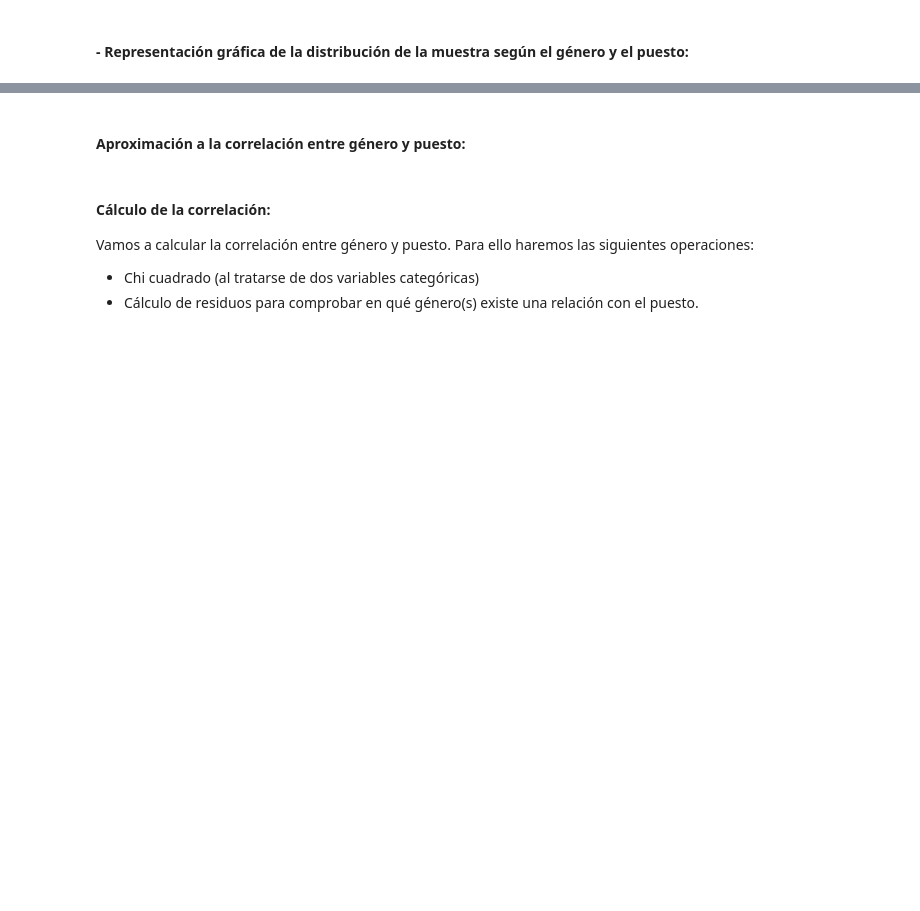
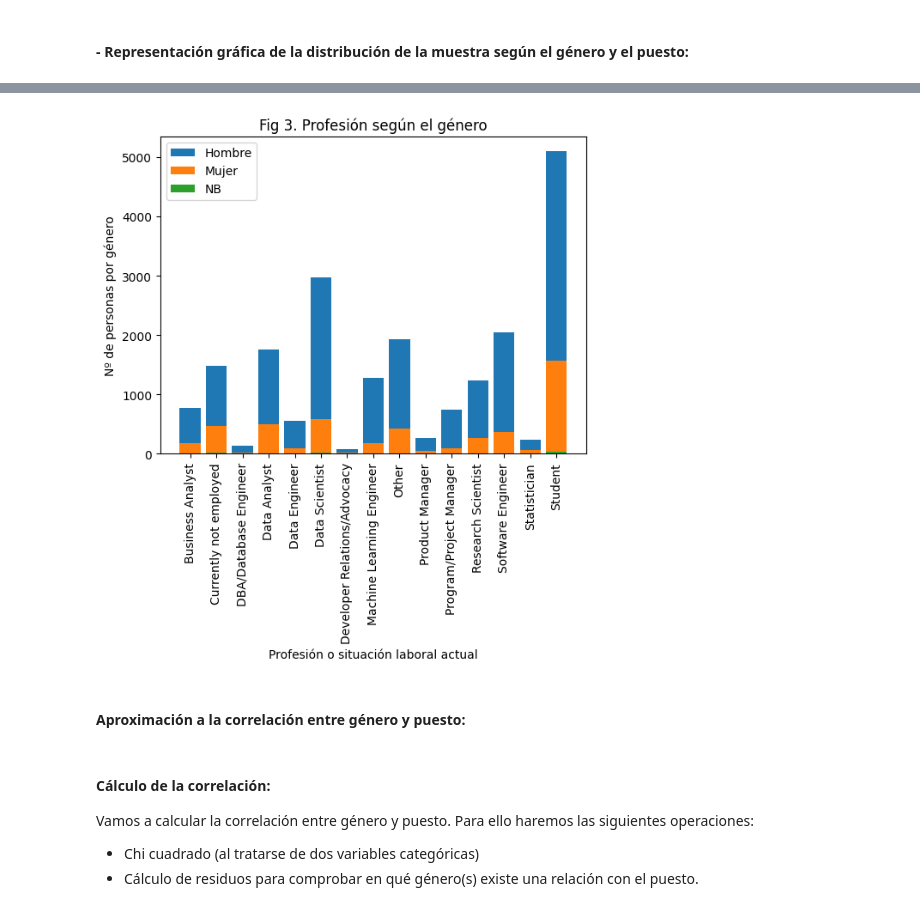
Before and after one commit to Adalab/project-da-promo-c-module-2-team-1, a Jupyter notebook: code/puesto-gadea.ipynb, the cells around one changed output, grey strips where cells are left out. Saved outputs shown, nothing was run; the diff lists cells and outputs as text; code cells hidden in the pictures; blank space fills up the shorter version.

```diff
--- a/code/puesto-gadea.ipynb
+++ b/code/puesto-gadea.ipynb
@@ -161,3 +174,21 @@ plt.show();
+# %%
+plt.figure()
+
+#representación gráfica
+plt.bar(tab_conting['Hombre'].index, tab_conting['Hombre'].values)
+plt.bar(tab_conting['Mujer'].index, tab_conting['Mujer'].values)
+plt.bar(tab_conting['NB'].index, tab_conting['NB'].values)
+
+#etiquetas
+plt.xticks(rotation=90)
+plt.legend(tab_conting.columns)
+plt.title('Fig 3. Profesión según el género')
+plt.xlabel('Profesión o situación laboral actual')
+plt.ylabel('Nº de personas por género')
+
+plt.show();
+# %% [output]
+[figure, added]
 # %% [markdown]
 #### Aproximación a la correlación entre género y puesto:
 # %% [markdown]
```
Also changed, not shown: parts of 8 cells of this notebook.
